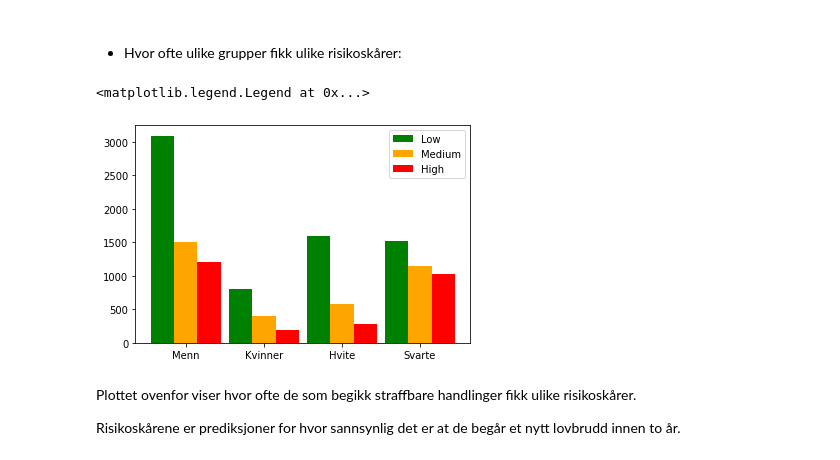
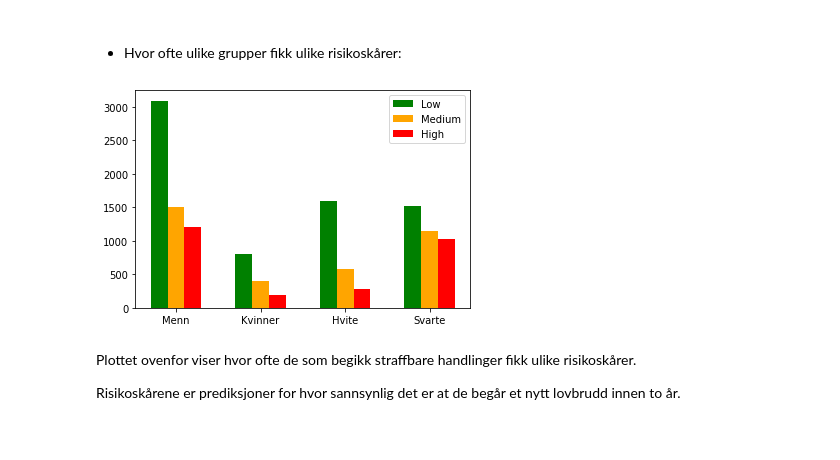
Before and after one commit to jonatanwins/COMPAS_project_HON2200, a Jupyter notebook: COMPAS.ipynb, the cells around one changed output. Saved outputs shown, nothing was run; the diff lists cells and outputs as text; code cells hidden in the pictures.

```diff
--- a/COMPAS.ipynb
+++ b/COMPAS.ipynb
@@ -114,35 +103,35 @@ plt.legend(['Faktisk', 'Predikert'])
 # %%
 low = [len(df_male[df_male["score_text"] == "Low"].index),
        len(df_female[df_female["score_text"] == "Low"].index),
        len(df_white[df_white["score_text"] == "Low"].index),
        len(df_black[df_black["score_text"] == "Low"].index)]
 
 medium = [len(df_male[df_male["score_text"] == "Medium"].index),
           len(df_female[df_female["score_text"] == "Medium"].index),
           len(df_white[df_white["score_text"] == "Medium"].index),
           len(df_black[df_black["score_text"] == "Medium"].index)]
 
 high = [len(df_male[df_male["score_text"] == "High"].index),
        len(df_female[df_female["score_text"] == "High"].index),
        len(df_white[df_white["score_text"] == "High"].index),
        len(df_black[df_black["score_text"] == "High"].index)]
 
 
 col_labs = ["Low", "Medium", "High", "h"]
 x_labs = ["Menn", "Kvinner", "Hvite" ,"Svarte"]
 x = np.arange(len(col_labs))
-width = 0.30
+width = 0.20
 
 # Plotter risikoskårene i grupper ved siden av hverandre
 low = plt.bar(x-width, low, width, color='g')
 medium = plt.bar(x, medium, width, color='orange')
 high = plt.bar(x+width, high, width, color='r')
 
 plt.xticks(x, x_labs)
 plt.legend(col_labs)
+plt.show()
 # %% [output]
-<matplotlib.legend.Legend at 0x...>
-[figure, old version]
+[figure, new version]
 # %% [markdown]
 
 Plottet ovenfor viser hvor ofte de som begikk straffbare handlinger fikk ulike risikoskårer.
```
Also changed, not shown: parts of 8 cells of this notebook.
